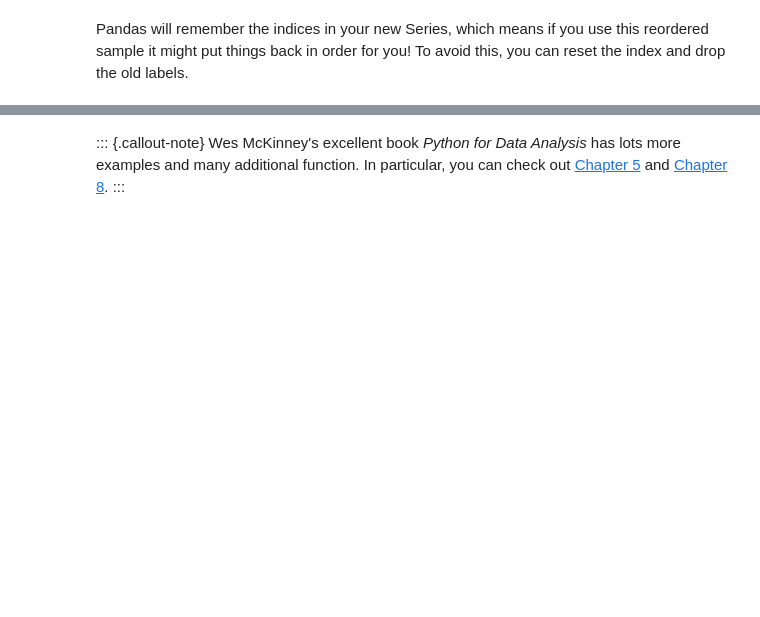
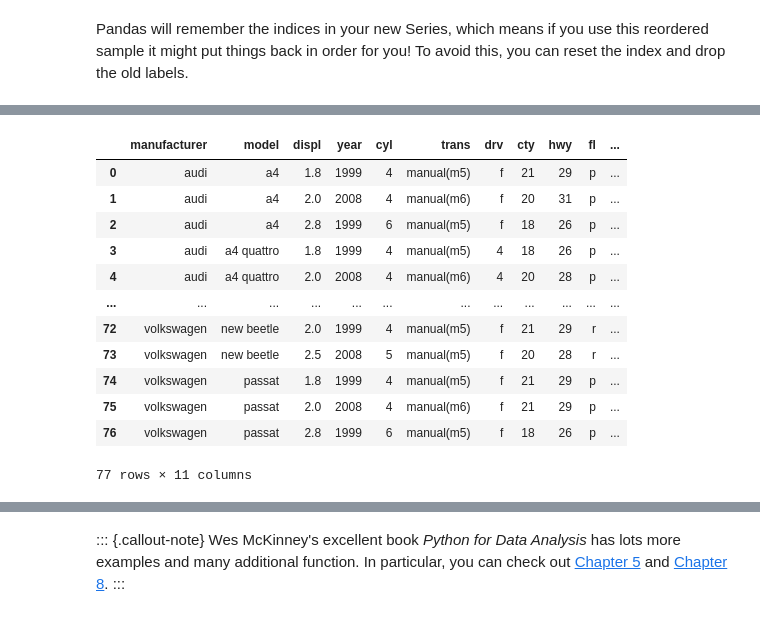
Before and after one commit to jrladd/CIS241, a Jupyter notebook: guides/pandas.ipynb, the cells around one changed output, grey strips where cells are left out. Saved outputs shown, nothing was run; the diff lists cells and outputs as text; code cells hidden in the pictures; blank space fills up the shorter version.

```diff
--- a/guides/pandas.ipynb
+++ b/guides/pandas.ipynb
@@ -441,0 +448,20 @@ Name: displ, Length: 234, dtype: float64
+# %%
+# Let's imagine we have two datasets.
+# One for manual transmission cars:
+
+manual = pd.read_csv("../data/manual.csv")
+manual
+# %% [output]
+|  | manufacturer | model | displ | year | cyl | trans | drv | cty | hwy | fl | ... |
+| 0 | audi | a4 | 1.8 | 1999 | 4 | manual(m5) | f | 21 | 29 | p | ... |
+| 1 | audi | a4 | 2.0 | 2008 | 4 | manual(m6) | f | 20 | 31 | p | ... |
+| 2 | audi | a4 | 2.8 | 1999 | 6 | manual(m5) | f | 18 | 26 | p | ... |
+| 3 | audi | a4 quattro | 1.8 | 1999 | 4 | manual(m5) | 4 | 18 | 26 | p | ... |
+| 4 | audi | a4 quattro | 2.0 | 2008 | 4 | manual(m6) | 4 | 20 | 28 | p | ... |
+| ... | ... | ... | ... | ... | ... | ... | ... | ... | ... | ... | ... |
+| 72 | volkswagen | new beetle | 2.0 | 1999 | 4 | manual(m5) | f | 21 | 29 | r | ... |
+| 73 | volkswagen | new beetle | 2.5 | 2008 | 5 | manual(m5) | f | 20 | 28 | r | ... |
+| 74 | volkswagen | passat | 1.8 | 1999 | 4 | manual(m5) | f | 21 | 29 | p | ... |
+| 75 | volkswagen | passat | 2.0 | 2008 | 4 | manual(m6) | f | 21 | 29 | p | ... |
+| 76 | volkswagen | passat | 2.8 | 1999 | 6 | manual(m5) | f | 18 | 26 | p | ... |
+77 rows × 11 columns
```
Also changed, not shown: parts of 21 cells of this notebook, 11 other files.
